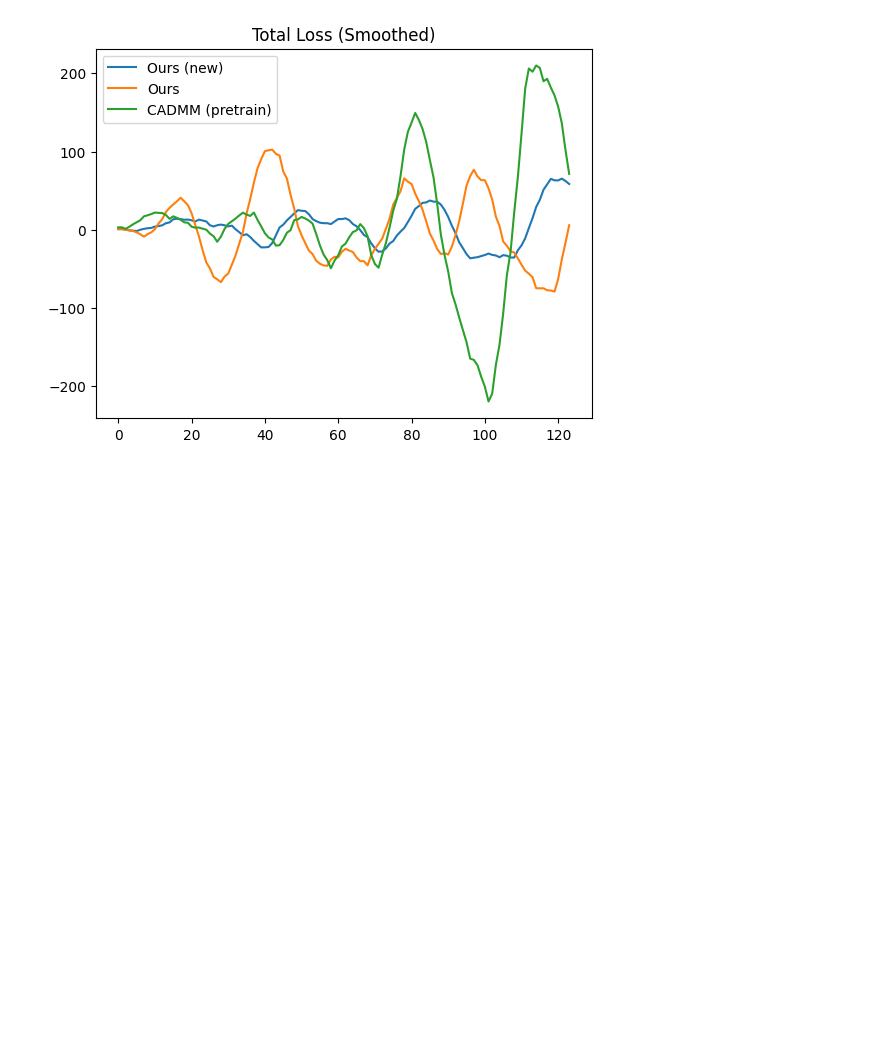
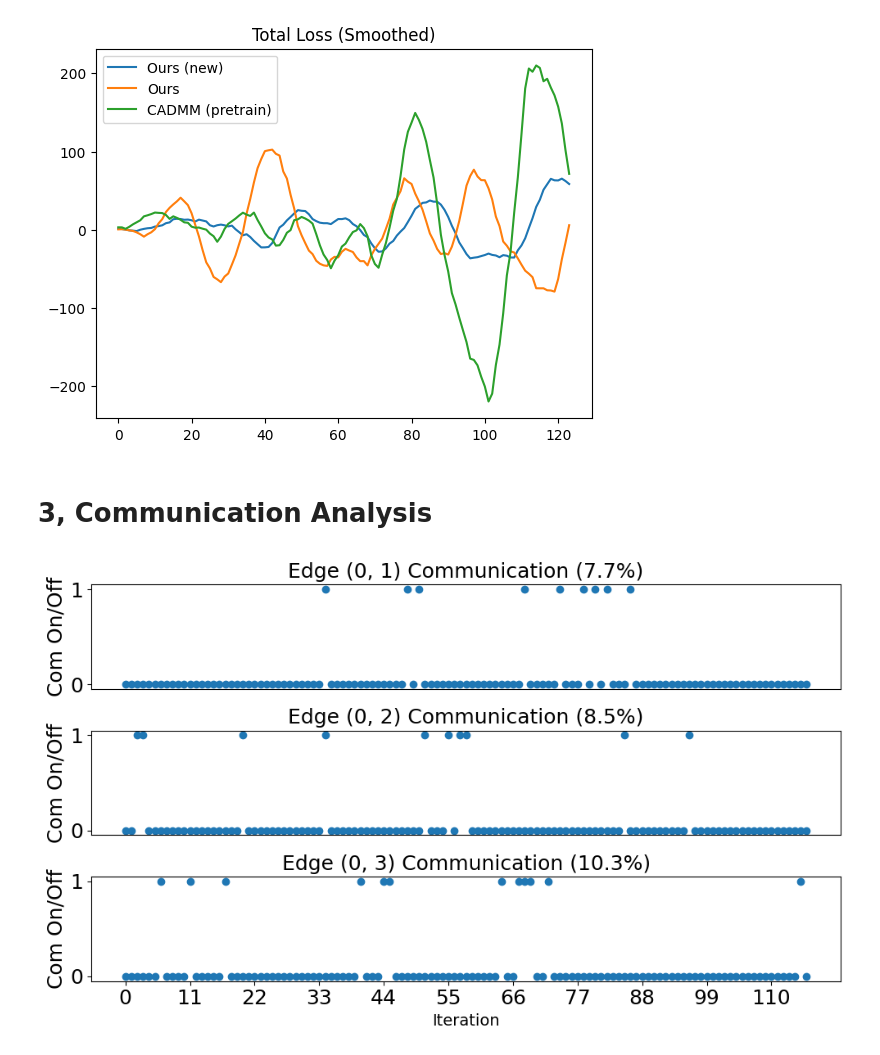
Before and after one commit to labicon/RAMEN, a Jupyter notebook: analysis.ipynb, the cells around one changed output. Drawn from its saved outputs; the diff is of its cells as text; code cells hidden in the pictures; blank space fills up the shorter version.

```diff
--- a/analysis.ipynb
+++ b/analysis.ipynb
@@ -293,3 +404,5 @@ plt.legend()
 plt.show()
 # %% [output]
 [figure]
+# %% [markdown]
+# 3, Communication Analysis
@@ -295,0 +450,28 @@ plt.show()
+# %%
+
+agent_id = 0
+config_path = './configs/ScanNet/scene0106.yaml'
+#config_path = './configs/ScanNet/scene0000.yaml'
+#edges_list = [[0, 1], [0, 2], [1, 2]]
+edges_list = [[0, 1], [0, 2], [0, 3], [1, 2], [1, 3], [2, 3]]
+
+cfg = config.load_config(config_path)
+
+# create graph
+G = nx.Graph()
+num_agents = cfg['multi_agents']['num_agents']
+G.add_nodes_from([i for i in range(num_agents)])
+G.add_edges_from(edges_list, weight=1)
+
+# Load the saved data from the JSON file
+output_path = os.path.join(cfg['data']['output'], cfg['data']['exp_name'])
+
+with open(os.path.join(output_path, 'graph_data.json'), 'r') as f:
+    loaded_data = json.load(f)
+
+edge_weight_history = loaded_data['edge_weight_history']
+
+# Example usage: plot edge weights of node 1 over time
+plot_edge_weights_over_time(G, agent_id, edge_weight_history)
+# %% [output]
+[figure, added]
```
Also changed, not shown: parts of 13 cells of this notebook, 5 other files.
